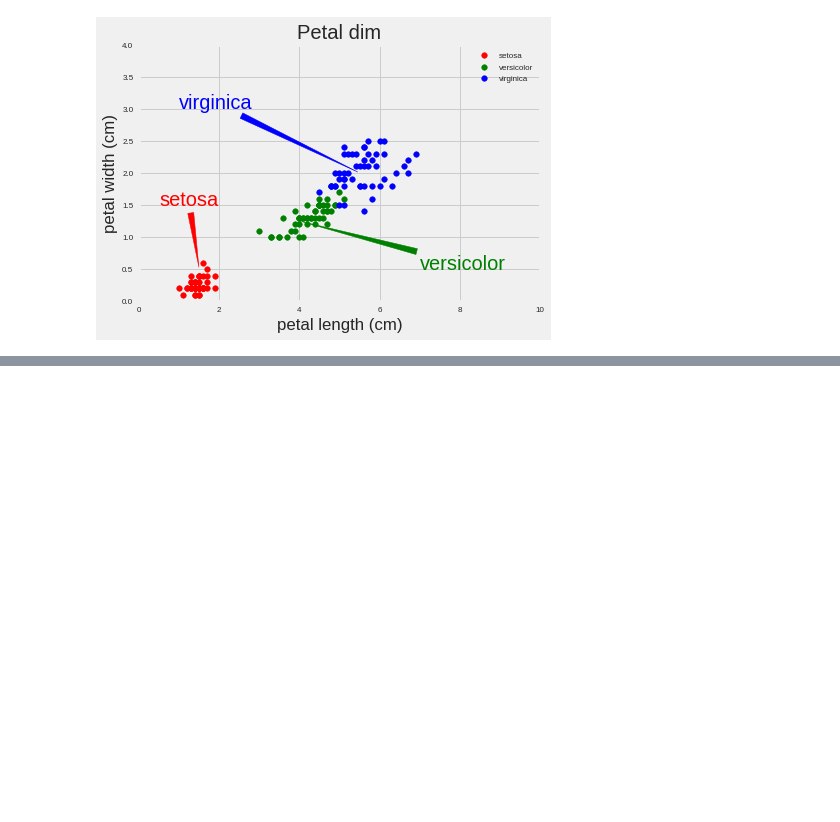
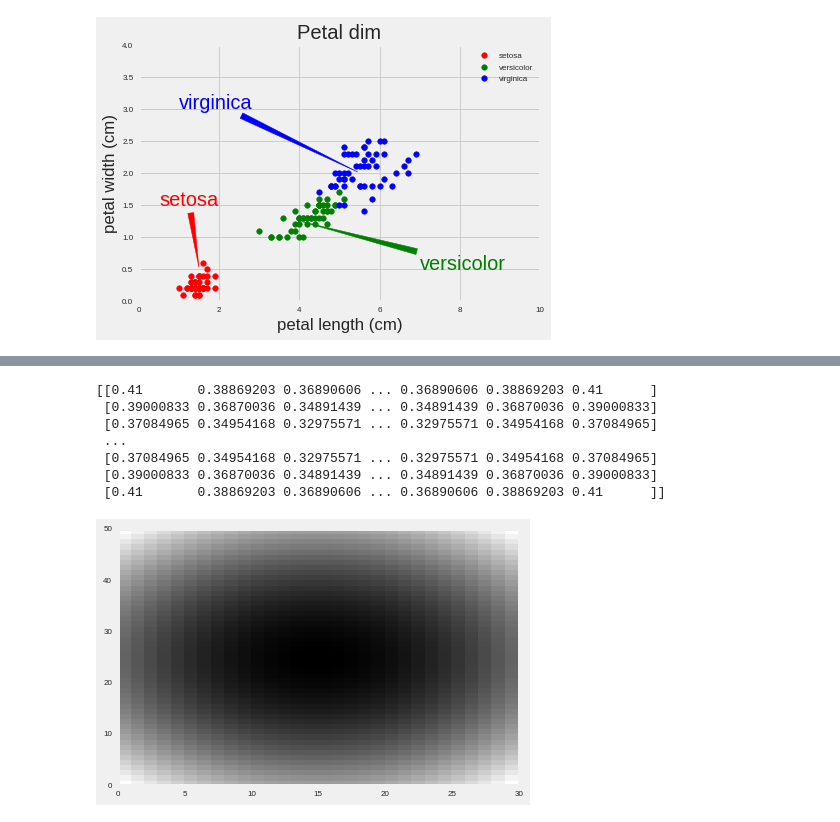
Before and after one commit to SmilodonCub/DATA602, a Jupyter notebook: IntDataVisualizationPython_Notes.ipynb, the cells around one changed output, grey strips where cells are left out. Saved outputs shown, nothing was run; the diff lists cells and outputs as text; code cells hidden in the pictures; blank space fills up the shorter version.

Commit message:
bivariate visualizations

```diff
--- a/IntDataVisualizationPython_Notes.ipynb
+++ b/IntDataVisualizationPython_Notes.ipynb
@@ -552,0 +571,20 @@ plt.show()
+# %%
+u = np.linspace( -2,2,30 )
+v = np.linspace( -1,1,50 )
+X,Y = np.meshgrid( u,v )
+
+Z= X**2/25 + Y**2/4
+
+print( Z )
+plt.set_cmap( 'gray' )
+plt.pcolor( Z )
+plt.show()
+# %% [output]
+[[0.41       0.38869203 0.36890606 ... 0.36890606 0.38869203 0.41      ]
+ [0.39000833 0.36870036 0.34891439 ... 0.34891439 0.36870036 0.39000833]
+ [0.37084965 0.34954168 0.32975571 ... 0.32975571 0.34954168 0.37084965]
+ ...
+ [0.37084965 0.34954168 0.32975571 ... 0.32975571 0.34954168 0.37084965]
+ [0.39000833 0.36870036 0.34891439 ... 0.34891439 0.36870036 0.39000833]
+ [0.41       0.38869203 0.36890606 ... 0.36890606 0.38869203 0.41      ]]
+[figure, added]
```
Also changed, not shown: parts of 16 cells of this notebook.
